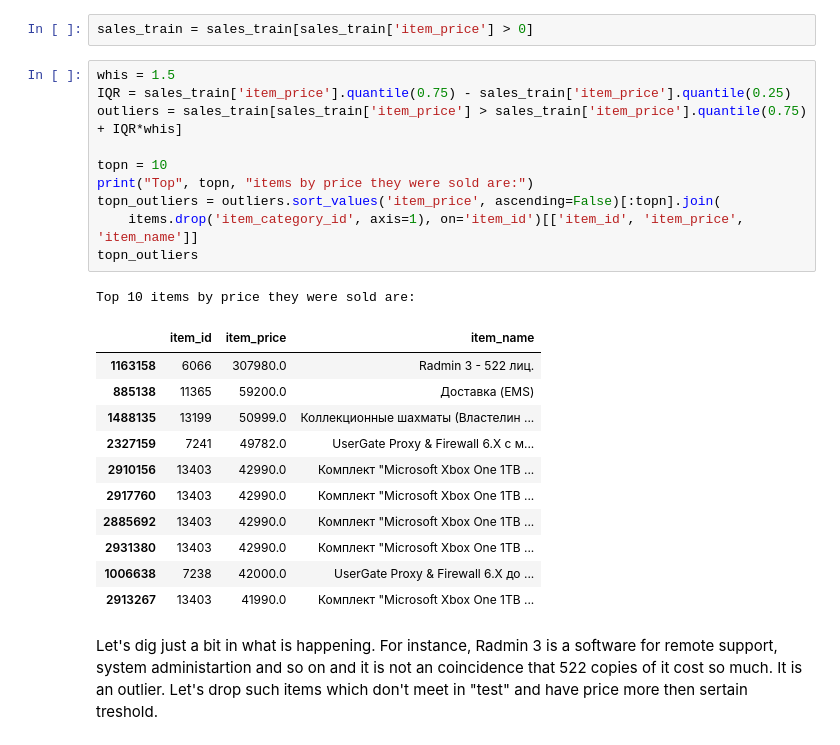
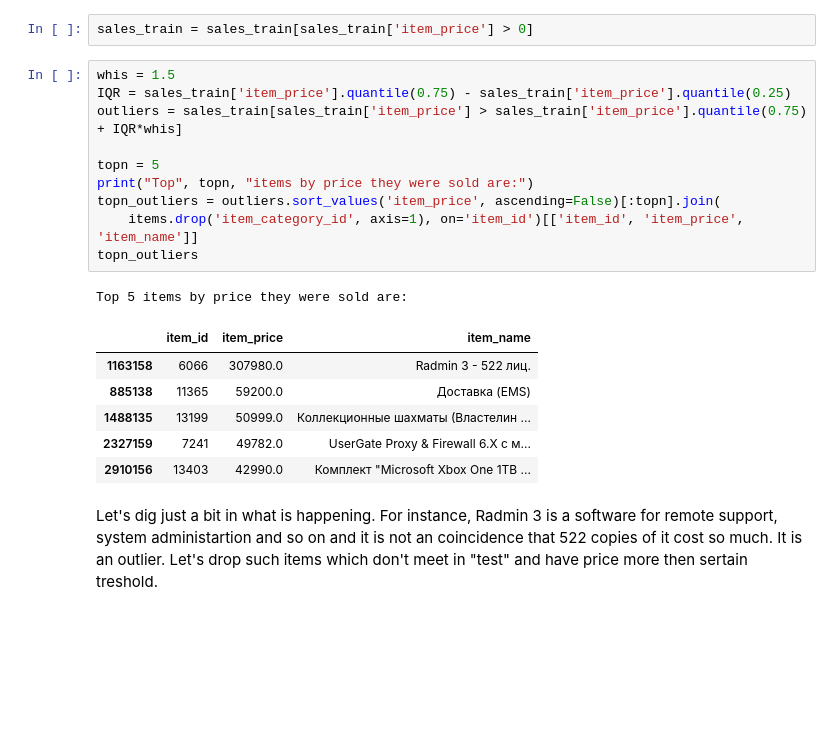
Before and after one commit to MShepelin/Predict-future-sales, a Jupyter notebook: Full workflow.ipynb, the cells around one changed output. Drawn from its saved outputs; the diff is of its cells as text; blank space fills up the shorter version.

```diff
--- a/Full workflow.ipynb
+++ b/Full workflow.ipynb
@@ -170,26 +170,21 @@ sales_train = sales_train[sales_train['item_price'] > 0]
 # %%
 whis = 1.5
 IQR = sales_train['item_price'].quantile(0.75) - sales_train['item_price'].quantile(0.25)
 outliers = sales_train[sales_train['item_price'] > sales_train['item_price'].quantile(0.75) + IQR*whis]
 
-topn = 10
+topn = 5
 print("Top", topn, "items by price they were sold are:")
 topn_outliers = outliers.sort_values('item_price', ascending=False)[:topn].join(
     items.drop('item_category_id', axis=1), on='item_id')[['item_id', 'item_price', 'item_name']]
 topn_outliers
 # %% [output]
-Top 10 items by price they were sold are:
+Top 5 items by price they were sold are:
 |  | item_id | item_price | item_name |
 | 1163158 | 6066 | 307980.0 | Radmin 3 - 522 лиц. |
 | 885138 | 11365 | 59200.0 | Доставка (EMS) |
 | 1488135 | 13199 | 50999.0 | Коллекционные шахматы (Властелин ... |
 | 2327159 | 7241 | 49782.0 | UserGate Proxy & Firewall 6.X с м... |
 | 2910156 | 13403 | 42990.0 | Комплект "Microsoft Xbox One 1TB ... |
-| 2917760 | 13403 | 42990.0 | Комплект "Microsoft Xbox One 1TB ... |
-| 2885692 | 13403 | 42990.0 | Комплект "Microsoft Xbox One 1TB ... |
-| 2931380 | 13403 | 42990.0 | Комплект "Microsoft Xbox One 1TB ... |
-| 1006638 | 7238 | 42000.0 | UserGate Proxy & Firewall 6.X до ... |
-| 2913267 | 13403 | 41990.0 | Комплект "Microsoft Xbox One 1TB ... |
 # %% [markdown]
 Let's dig just a bit in what is happening. For instance, Radmin 3 is a software for remote support, system administartion and so on and it is not an coincidence that 522 copies of it cost so much. It is an outlier. Let's drop such items which don't meet in "test" and have price more then sertain treshold.
 # %%
```
Also changed, not shown: parts of 17 cells of this notebook.
